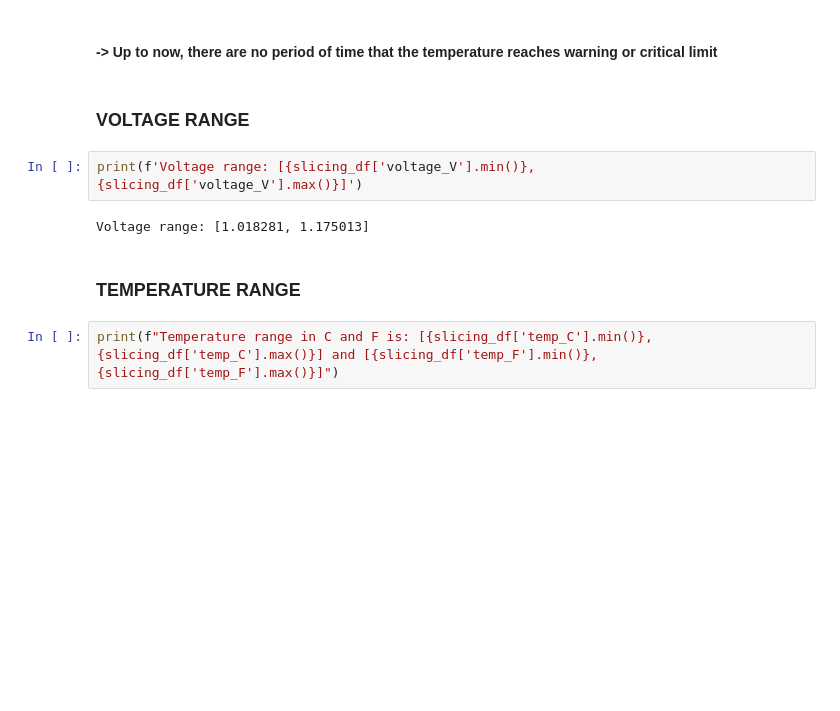
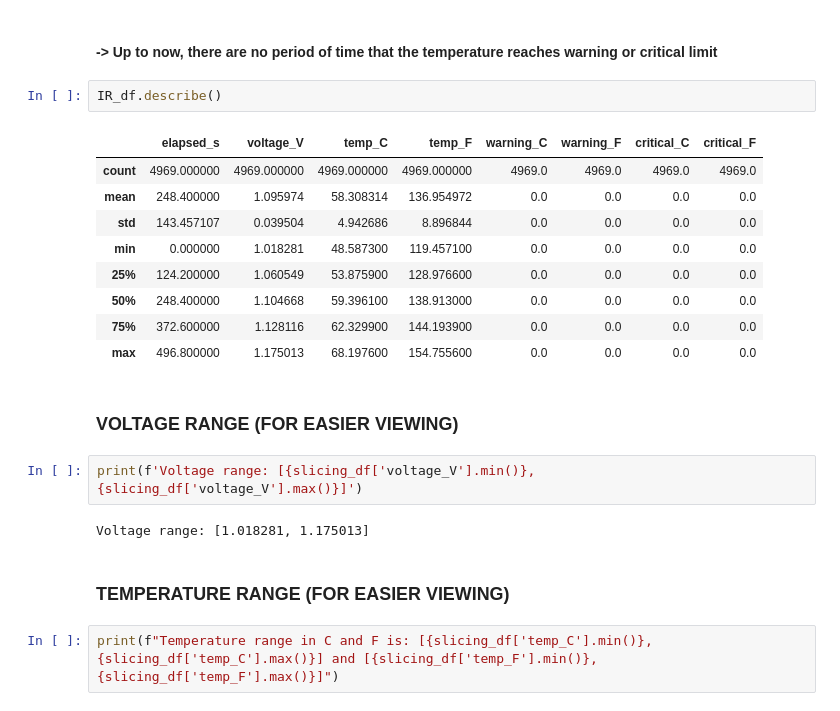
Before and after one commit to donguyenphu/Baja_SAE_Data_Analysis, a Jupyter notebook: IR_Sensor.ipynb, the cells around one changed output. Cells and saved outputs as stored; diff of their text form; blank space fills up the shorter version.

```diff
--- a/IR_Sensor.ipynb
+++ b/IR_Sensor.ipynb
@@ -55,14 +71,26 @@ critical_points
 |  | elapsed_s | voltage_V | temp_C | temp_F | warning_C | warning_F | critical_C | critical_F |
 # %% [markdown]
 #### -> Up to now, there are no period of time that the temperature reaches warning or critical limit
+# %%
+IR_df.describe()
+# %% [output]
+|  | elapsed_s | voltage_V | temp_C | temp_F | warning_C | warning_F | critical_C | critical_F |
+| count | 4969.000000 | 4969.000000 | 4969.000000 | 4969.000000 | 4969.0 | 4969.0 | 4969.0 | 4969.0 |
+| mean | 248.400000 | 1.095974 | 58.308314 | 136.954972 | 0.0 | 0.0 | 0.0 | 0.0 |
+| std | 143.457107 | 0.039504 | 4.942686 | 8.896844 | 0.0 | 0.0 | 0.0 | 0.0 |
+| min | 0.000000 | 1.018281 | 48.587300 | 119.457100 | 0.0 | 0.0 | 0.0 | 0.0 |
+| 25% | 124.200000 | 1.060549 | 53.875900 | 128.976600 | 0.0 | 0.0 | 0.0 | 0.0 |
+| 50% | 248.400000 | 1.104668 | 59.396100 | 138.913000 | 0.0 | 0.0 | 0.0 | 0.0 |
+| 75% | 372.600000 | 1.128116 | 62.329900 | 144.193900 | 0.0 | 0.0 | 0.0 | 0.0 |
+| max | 496.800000 | 1.175013 | 68.197600 | 154.755600 | 0.0 | 0.0 | 0.0 | 0.0 |
 # %% [markdown]
-### VOLTAGE RANGE
+### VOLTAGE RANGE (FOR EASIER VIEWING)
 # %%
 print(f'Voltage range: [{slicing_df['voltage_V'].min()}, {slicing_df['voltage_V'].max()}]')
 # %% [output]
 Voltage range: [1.018281, 1.175013]
 # %% [markdown]
-### TEMPERATURE RANGE
+### TEMPERATURE RANGE (FOR EASIER VIEWING)
 # %%
 print(f"Temperature range in C and F is: [{slicing_df['temp_C'].min()}, {slicing_df['temp_C'].max()}] and [{slicing_df['temp_F'].min()}, {slicing_df['temp_F'].max()}]")
 # %% [output]
```
Also changed, not shown: parts of 3 cells of this notebook, 1 other file.
